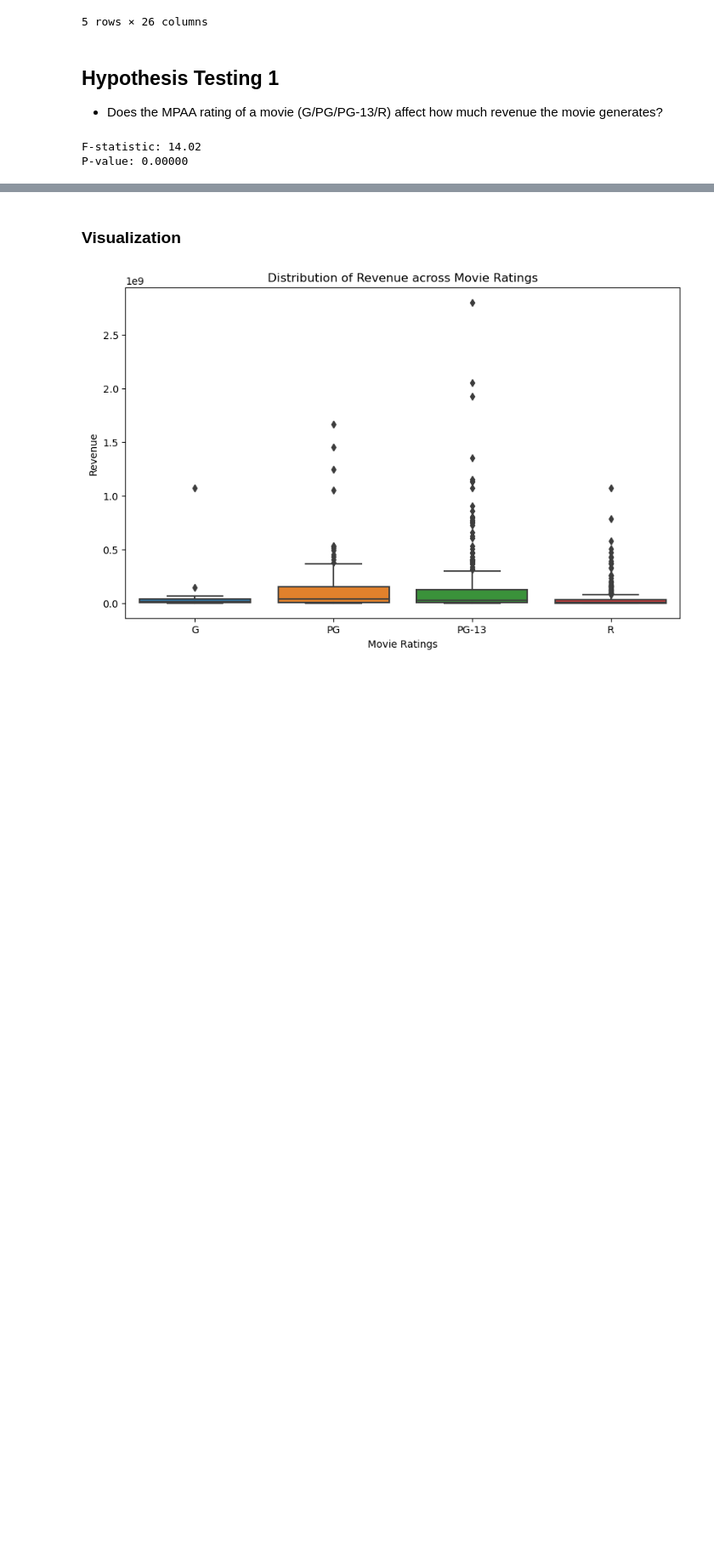
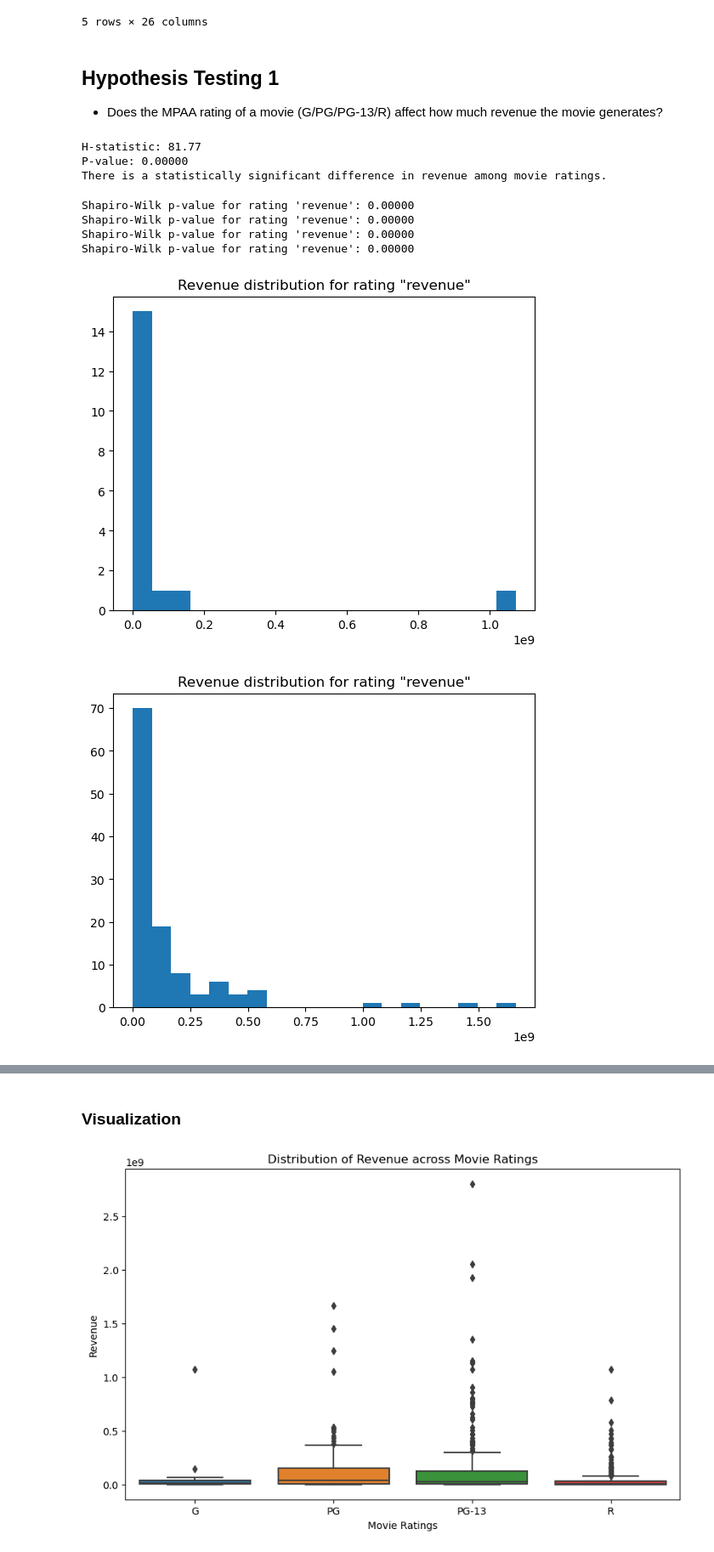
Before and after one commit to Yaman-Shadid/Project-3, a Jupyter notebook: Project 3 Part 4.ipynb, the cells around one changed output, grey strips where cells are left out. Shown at 85% size. Cells and saved outputs as stored; diff of their text form; code cells hidden in the pictures; blank space fills up the shorter version.

```diff
--- a/Project 3 Part 4.ipynb
+++ b/Project 3 Part 4.ipynb
@@ -63,17 +63,46 @@ import scipy.stats as stats
 # Filter dataframe for non-zero revenues and where certification is present
 filtered_df = df[(df['revenue'] > 0) & (df['certification'].notnull())]
 
-# Extract revenues for each movie rating
-g_revenue = filtered_df[filtered_df['certification'] == 'G']['revenue']
-pg_revenue = filtered_df[filtered_df['certification'] == 'PG']['revenue']
-pg13_revenue = filtered_df[filtered_df['certification'] == 'PG-13']['revenue']
-r_revenue = filtered_df[filtered_df['certification'] == 'R']['revenue']
+# Create a list of revenue arrays for each movie rating
+rating_revenues = [
+    filtered_df[filtered_df['certification'] == 'G']['revenue'],
+    filtered_df[filtered_df['certification'] == 'PG']['revenue'],
+    filtered_df[filtered_df['certification'] == 'PG-13']['revenue'],
+    filtered_df[filtered_df['certification'] == 'R']['revenue']
+]
 
-# Perform ANOVA test
-f_stat, p_value = stats.f_oneway(g_revenue, pg_revenue, pg13_revenue, r_revenue)
+# Perform Kruskal-Wallis test
+h_stat, p_value = stats.kruskal(*rating_revenues)
 
-print(f"F-statistic: {f_stat:.2f}")
+print(f"H-statistic: {h_stat:.2f}")
 print(f"P-value: {p_value:.5f}")
+
+# Interpret the results
+if p_value < 0.05:
+    print("There is a statistically significant difference in revenue among movie ratings.")
+else:
+    print("There is no statistically significant difference in revenue among movie ratings.")
 # %% [output]
-F-statistic: 14.02
+H-statistic: 81.77
 P-value: 0.00000
+There is a statistically significant difference in revenue among movie ratings.
+# %%
+# Use Shapiro-Wilk test to check normality for each group
+for i, group in enumerate(rating_revenues):
+    _, p_value = stats.shapiro(group)
+    print(f"Shapiro-Wilk p-value for rating '{rating_revenues[i].name}': {p_value:.5f}")
+# %% [output]
+Shapiro-Wilk p-value for rating 'revenue': 0.00000
+Shapiro-Wilk p-value for rating 'revenue': 0.00000
+Shapiro-Wilk p-value for rating 'revenue': 0.00000
+Shapiro-Wilk p-value for rating 'revenue': 0.00000
+# %%
+# Plot histograms for each group to visualize the distribution
+for i, group in enumerate(rating_revenues):
+    plt.figure()
+    plt.hist(group, bins=20)
+    plt.title(f'Revenue distribution for rating "{rating_revenues[i].name}"')
+    plt.show()
+# %% [output]
+[figure, added]
+[figure, added]
```
Also changed, not shown: parts of 6 cells of this notebook.
